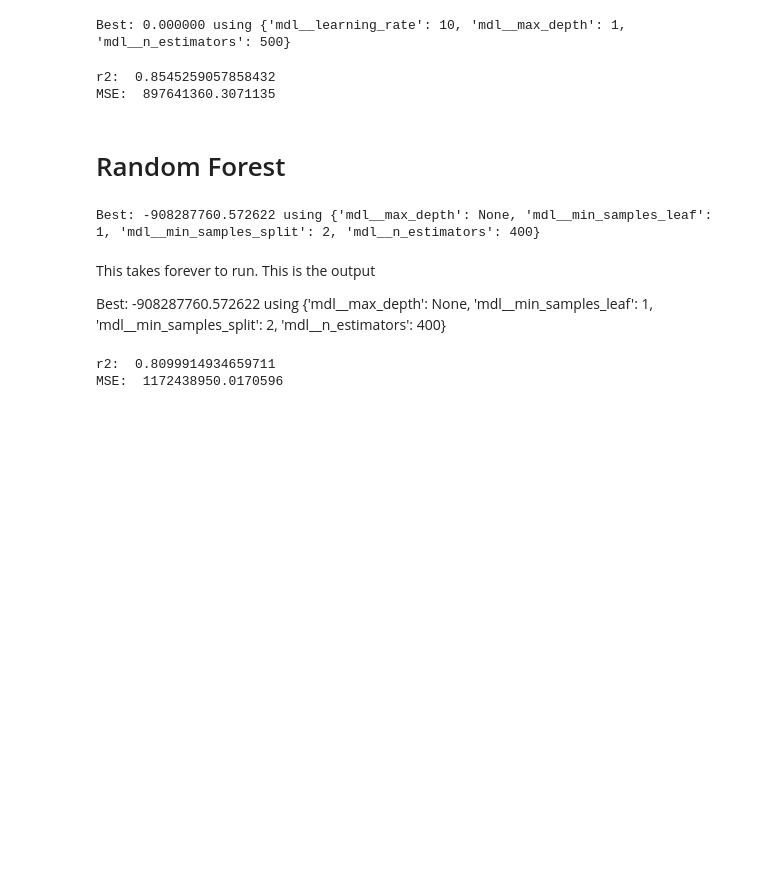
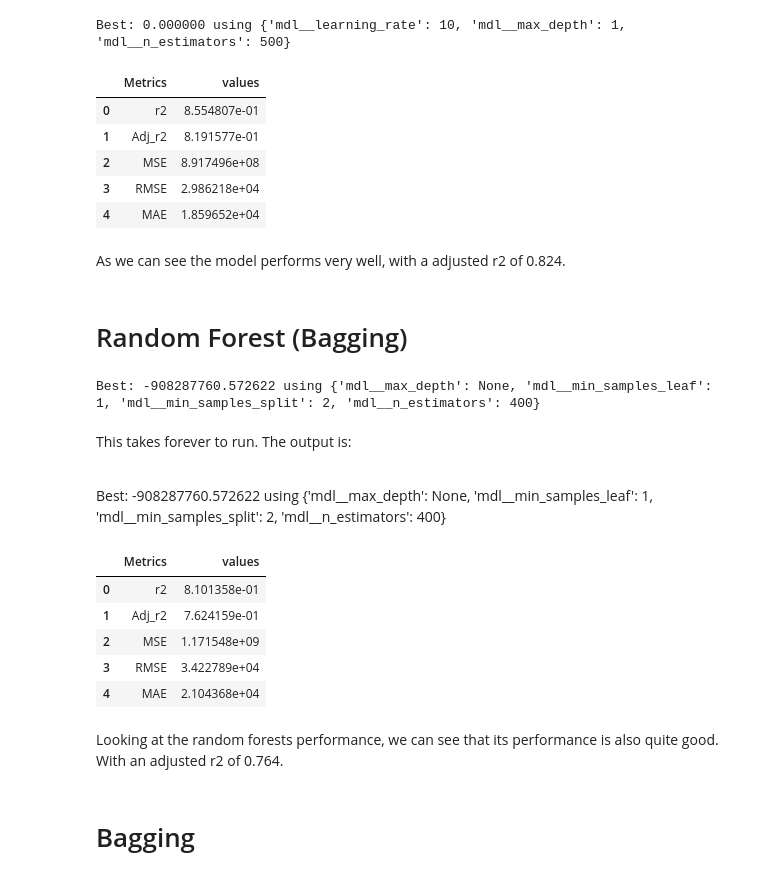
Before and after one commit to Sean-Chaos/DBA4811-Assignemnt-3, a Jupyter notebook: Working 1.ipynb, the cells around one changed output. Cells and saved outputs as stored; diff of their text form; code cells hidden in the pictures; blank space fills up the shorter version.

```diff
--- a/Working 1.ipynb
+++ b/Working 1.ipynb
@@ -527,26 +453,45 @@ Best: 0.000000 using {'mdl__learning_rate': 10, 'mdl__max_depth': 1, 'mdl__n_est
 # %%
 X_train, X_test, y_train, y_test = data_generation(df, feature_selection_features)
 
 #--------------------------------------------------------------------------------------------------
-# Checking model performance
+# Checking model performance using the tuned model
 model = Pipeline(steps=[("scaler", StandardScaler()),
-                         ("lasso", GradientBoostingRegressor(learning_rate=.1,
+                         ("mdl", GradientBoostingRegressor(learning_rate=.1,
                                                             max_depth=1,
                                                             n_estimators=500))])
 
 model.fit(X_train, y_train)
 y_pred = model.predict(X_test)
 
+#--------------------------------------------------------------------------------------------------
+# metrics
 r2 = r2_score(y_test, y_pred)
-print('r2: ',r2)
+
+Adj_r2 = 1 - (1-r2_score(y_test, y_pred)) * (len(y_train)-1)/(len(y_train)-X_train.shape[1]-1)
 
 MSE = mean_squared_error(y_test, y_pred)
-print('MSE: ', MSE)
+
+RMSE = np.sqrt(MSE)
+
+MAE = mean_absolute_error(y_test, y_pred)
+
+
+out = pd.DataFrame({
+    'Metrics': ['r2','Adj_r2','MSE','RMSE','MAE'],
+    'values' : [r2,Adj_r2,MSE,RMSE,MAE]
+})
+display(out)
 # %% [output]
-r2:  0.8545259057858432
-MSE:  897641360.3071135
+|  | Metrics | values |
+| 0 | r2 | 8.554807e-01 |
+| 1 | Adj_r2 | 8.191577e-01 |
+| 2 | MSE | 8.917496e+08 |
+| 3 | RMSE | 2.986218e+04 |
+| 4 | MAE | 1.859652e+04 |
+# %% [markdown]
+As we can see the model performs very well, with a adjusted r2 of 0.824.
 # %% [markdown]
-# Random Forest
+# Random Forest (Bagging)
 # %%
 '''
 # Defining hyperparameters to fit
@@ -574,16 +519,18 @@ print("Best: %f using %s" % (grid_result.best_score_, grid_result.best_params_))
 # %% [output]
 Best: -908287760.572622 using {'mdl__max_depth': None, 'mdl__min_samples_leaf': 1, 'mdl__min_samples_split': 2, 'mdl__n_estimators': 400}
 # %% [markdown]
-This takes forever to run. This is the output
+This takes forever to run. The output is:
+<br>
+<br>
 
 Best: -908287760.572622 using {'mdl__max_depth': None, 'mdl__min_samples_leaf': 1, 'mdl__min_samples_split': 2, 'mdl__n_estimators': 400}
 # %%
 X_train, X_test, y_train, y_test = data_generation(df, feature_selection_features)
 
 #--------------------------------------------------------------------------------------------------
-# Checking model performance
+# Checking model performance using the tuned model
 model = Pipeline(steps=[("scaler", StandardScaler()),
-                         ("lasso", RandomForestRegressor(min_samples_leaf=1,
+                         ("mdl", RandomForestRegressor(min_samples_leaf=1,
                                                          min_samples_split=2,
                                                          max_depth=None,
                                                          n_estimators=400))])
@@ -591,11 +538,32 @@ model = Pipeline(steps=[("scaler", StandardScaler()),
 model.fit(X_train, y_train)
 y_pred = model.predict(X_test)
 
+#--------------------------------------------------------------------------------------------------
+# metrics
 r2 = r2_score(y_test, y_pred)
-print('r2: ',r2)
+
+Adj_r2 = 1 - (1-r2_score(y_test, y_pred)) * (len(y_train)-1)/(len(y_train)-X_train.shape[1]-1)
 
 MSE = mean_squared_error(y_test, y_pred)
-print('MSE: ', MSE)
+
+RMSE = np.sqrt(MSE)
+
+MAE = mean_absolute_error(y_test, y_pred)
+
+
+out = pd.DataFrame({
+    'Metrics': ['r2','Adj_r2','MSE','RMSE','MAE'],
+    'values' : [r2,Adj_r2,MSE,RMSE,MAE]
+})
+display(out)
 # %% [output]
-r2:  0.8099914934659711
-MSE:  1172438950.0170596
+|  | Metrics | values |
+| 0 | r2 | 8.101358e-01 |
+| 1 | Adj_r2 | 7.624159e-01 |
+| 2 | MSE | 1.171548e+09 |
+| 3 | RMSE | 3.422789e+04 |
+| 4 | MAE | 2.104368e+04 |
+# %% [markdown]
+Looking at the random forests performance, we can see that its performance is also quite good. With an adjusted r2 of 0.764.
+# %% [markdown]
+# Bagging
```
Also changed, not shown: parts of 45 cells of this notebook.
